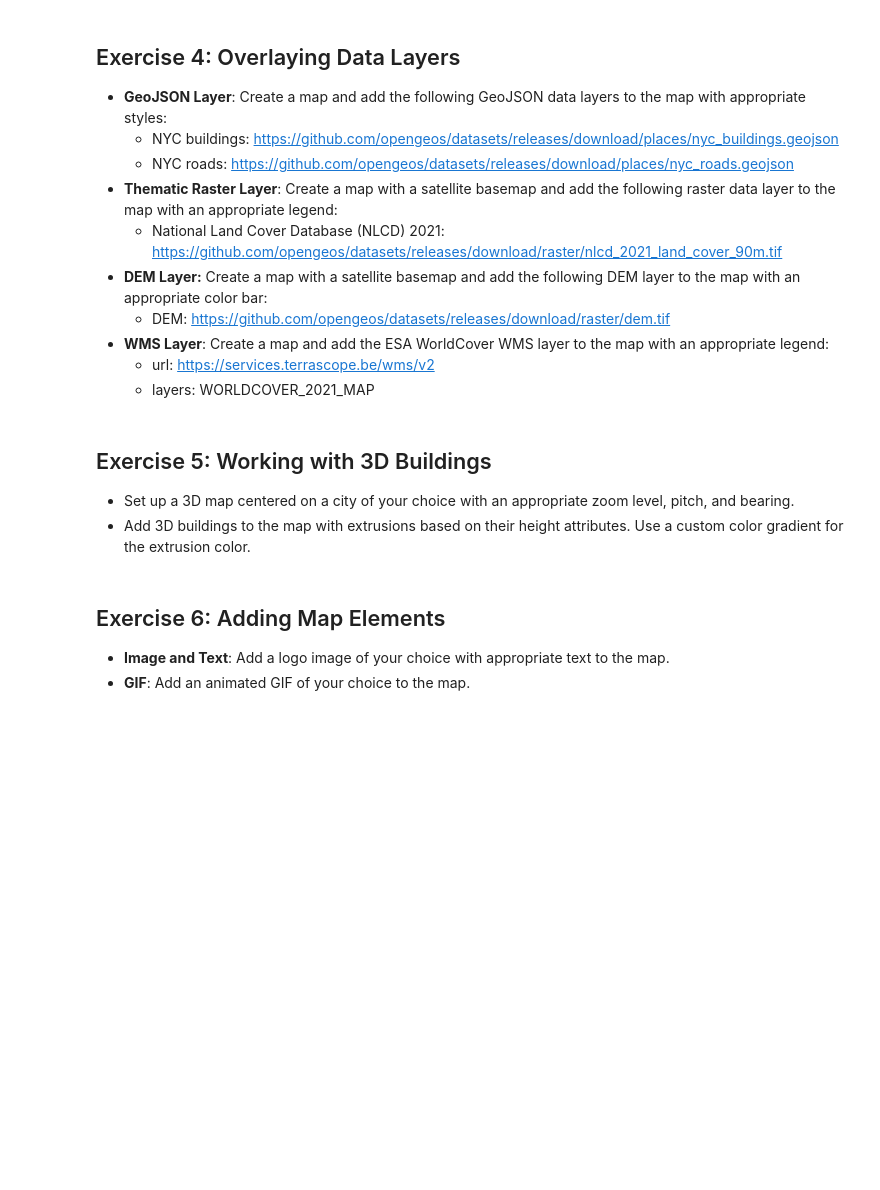
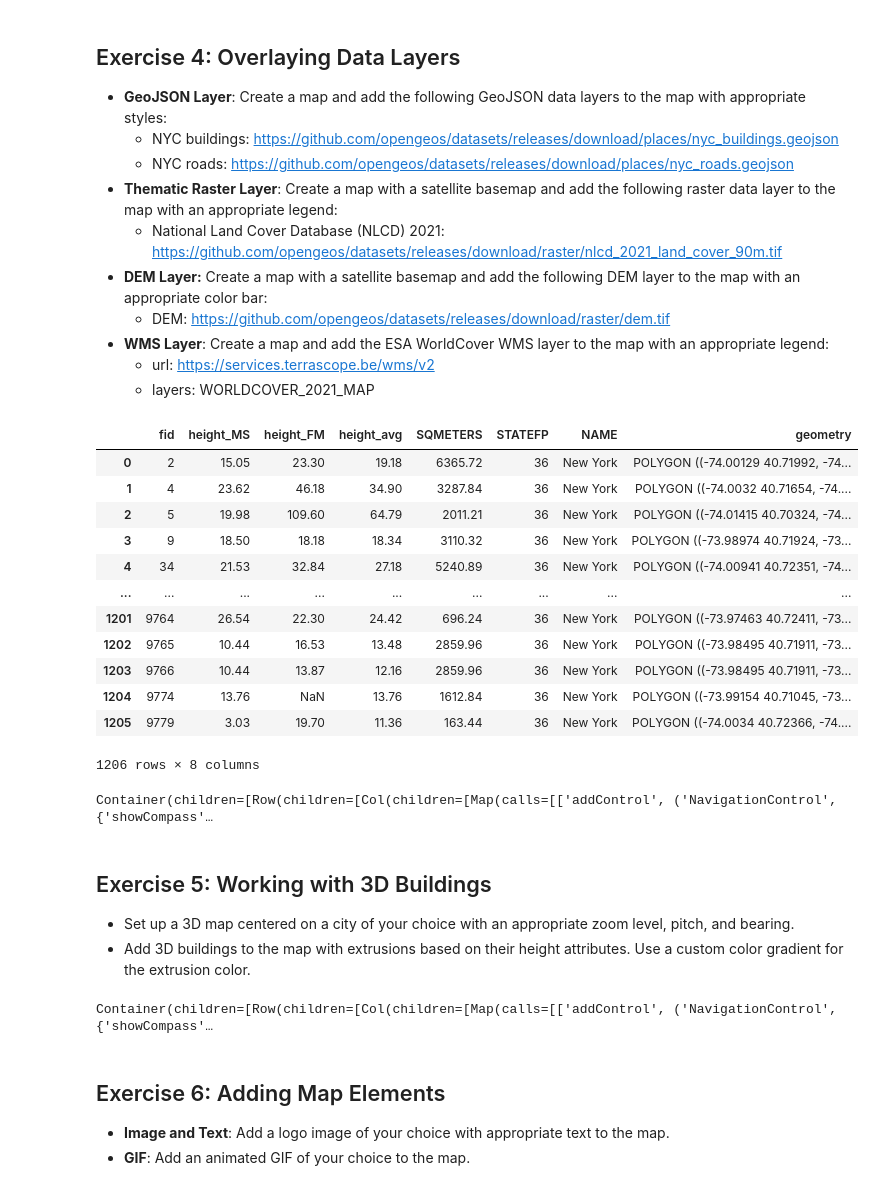
Before and after one commit to Geography-and-Planning/intro-to-gis, a Jupyter notebook: lab/lab_08.ipynb, the cells around one changed output. Cells and saved outputs as stored; diff of their text form; code cells hidden in the pictures; blank space fills up the shorter version.

```diff
--- a/lab/lab_08.ipynb
+++ b/lab/lab_08.ipynb
@@ -103,0 +104,17 @@ m.add_control("fullscreen", position="top-right")
+# %%
+gdf= gpd.read_file(buildings)
+gdf
+# %% [output]
+|  | fid | height_MS | height_FM | height_avg | SQMETERS | STATEFP | NAME | geometry |
+| 0 | 2 | 15.05 | 23.30 | 19.18 | 6365.72 | 36 | New York | POLYGON ((-74.00129 40.71992, -74... |
+| 1 | 4 | 23.62 | 46.18 | 34.90 | 3287.84 | 36 | New York | POLYGON ((-74.0032 40.71654, -74.... |
+| 2 | 5 | 19.98 | 109.60 | 64.79 | 2011.21 | 36 | New York | POLYGON ((-74.01415 40.70324, -74... |
+| 3 | 9 | 18.50 | 18.18 | 18.34 | 3110.32 | 36 | New York | POLYGON ((-73.98974 40.71924, -73... |
+| 4 | 34 | 21.53 | 32.84 | 27.18 | 5240.89 | 36 | New York | POLYGON ((-74.00941 40.72351, -74... |
+| ... | ... | ... | ... | ... | ... | ... | ... | ... |
+| 1201 | 9764 | 26.54 | 22.30 | 24.42 | 696.24 | 36 | New York | POLYGON ((-73.97463 40.72411, -73... |
+| 1202 | 9765 | 10.44 | 16.53 | 13.48 | 2859.96 | 36 | New York | POLYGON ((-73.98495 40.71911, -73... |
+| 1203 | 9766 | 10.44 | 13.87 | 12.16 | 2859.96 | 36 | New York | POLYGON ((-73.98495 40.71911, -73... |
+| 1204 | 9774 | 13.76 | NaN | 13.76 | 1612.84 | 36 | New York | POLYGON ((-73.99154 40.71045, -73... |
+| 1205 | 9779 | 3.03 | 19.70 | 11.36 | 163.44 | 36 | New York | POLYGON ((-74.0034 40.72366, -74.... |
+1206 rows × 8 columns
@@ -104,8 +130,37 @@ m.add_control("fullscreen", position="top-right")
+# %%
+buildings= "https://github.com/opengeos/datasets/releases/download/places/nyc_buildings.geojson"
+paint_fill = {
+    "fill-extrusion-color": {
+        "property": "SQMETERS",
+        "stops": [
+            [0, "grey"],
+            [1000, "yellow"],
+            [3000, "orange"],
+            [5000, "darkred"],
+            [10000, "lightblue"],
+        ],
+    },
+    "fill-extrusion-height": ["*", 12, ["sqrt", ["get", "SQMETERS"]]],
+    "fill-extrusion-opacity": 0.9,
+}
+m.add_geojson(buildings,layer_type="fill-extrusion", paint= paint_fill,name="NYC Buildings")
+m
+# %% [output]
+Container(children=[Row(children=[Col(children=[Map(calls=[['addControl', ('NavigationControl', {'showCompass'…
 # %% [markdown]
 ## Exercise 5: Working with 3D Buildings
 
    - Set up a 3D map centered on a city of your choice with an appropriate zoom level, pitch, and bearing.
    - Add 3D buildings to the map with extrusions based on their height attributes. Use a custom color gradient for the extrusion color.
+# %%
+m = leafmap.Map(
+    center=[-75.1652, 39.9526], zoom=16, pitch=60, bearing=35, style="basic-v2"
+)
+m.add_3d_buildings(min_zoom=15,colors=["#ff0000", "#00ff00", "#0000ff"])
+m.add_layer_control()
+m
+# %% [output]
+Container(children=[Row(children=[Col(children=[Map(calls=[['addControl', ('NavigationControl', {'showCompass'…
 # %% [markdown]
 ## Exercise 6: Adding Map Elements
    - **Image and Text**: Add a logo image of your choice with appropriate text to the map.
```
Also changed, not shown: parts of 4 cells of this notebook, 2 other files.
